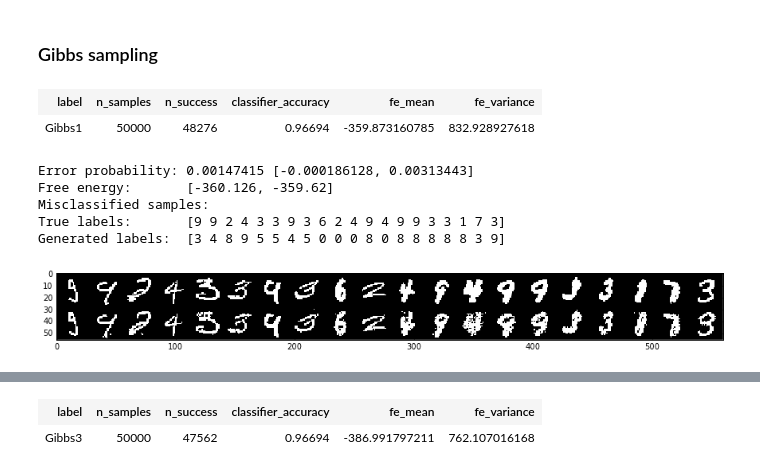
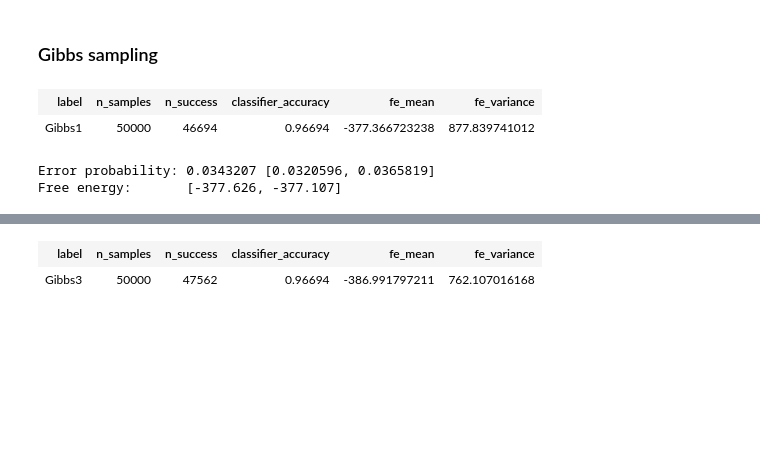
Before and after one commit to surban/ml, a Jupyter notebook: notebooks/rbm-stability.ipynb, the cells around one changed output, grey strips where cells are left out. Saved outputs shown, nothing was run; the diff lists cells and outputs as text; code cells hidden in the pictures; blank space fills up the shorter version.

```diff
--- a/notebooks/rbm-stability.ipynb
+++ b/notebooks/rbm-stability.ipynb
@@ -80,19 +84,16 @@ NameError: name 'tcfg' is not defined
 # %% [markdown]
 ### Gibbs sampling
 # %%
-sX = common.util.map(X, 1000, lambda x: myrbm.gibbs_sample(x, k=1, beta=1)[0])
+gp.free_reuse_cache()
+sX = common.util.map(X, 1000, lambda x: myrbm.gibbs_sample(x, k=10, beta=1)[0])
 stabs['Gibbs1'] = rbm.sampling.generation_accuracy("Gibbs1", ref_predict, myrbm,
                                                    X, Z, ref_Z,
-                                                   gen_X=sX)
+                                                   gen_X=sX, store_samples=False)
 figsize(15,7)
 stabs['Gibbs1'].output_errors(20)
 # %% [output]
 | label | n_samples | n_success | classifier_accuracy | fe_mean | fe_variance |
-| Gibbs1 | 50000 | 48276 | 0.96694 | -359.873160785 | 832.928927618 |
+| Gibbs1 | 50000 | 46694 | 0.96694 | -377.366723238 | 877.839741012 |
-Error probability: 0.00147415 [-0.000186128, 0.00313443]
-Free energy:       [-360.126, -359.62]
-Misclassified samples:
-True labels:       [9 9 2 4 3 3 9 3 6 2 4 9 4 9 9 3 3 1 7 3]
-Generated labels:  [3 4 8 9 5 5 4 5 0 0 0 8 0 8 8 8 8 8 3 9]
+Error probability: 0.0343207 [0.0320596, 0.0365819]
+Free energy:       [-377.626, -377.107]
-[figure, removed]
 # %%
```
Also changed, not shown: parts of 23 cells of this notebook, 4 other files.
